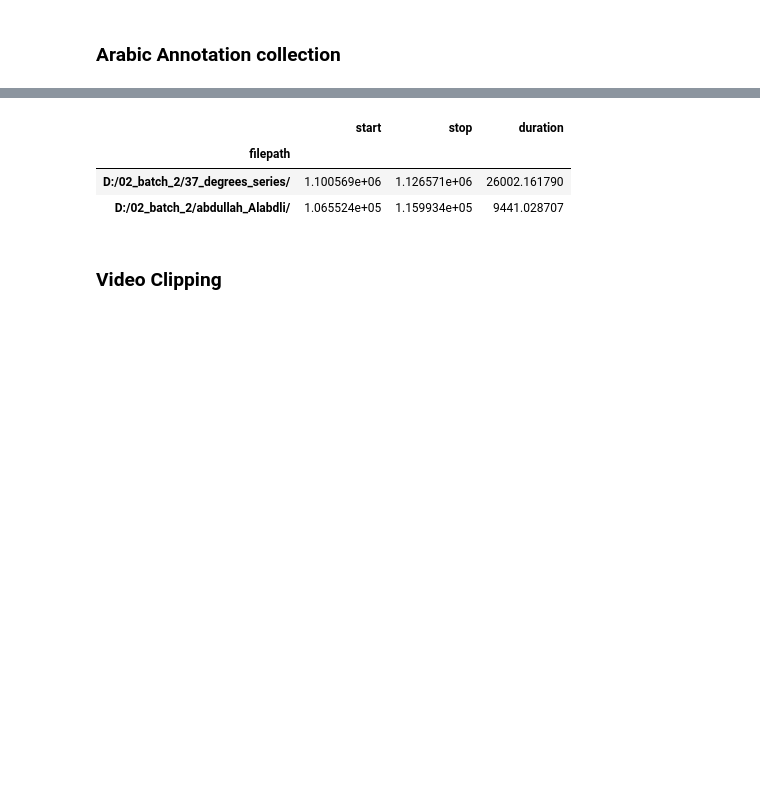
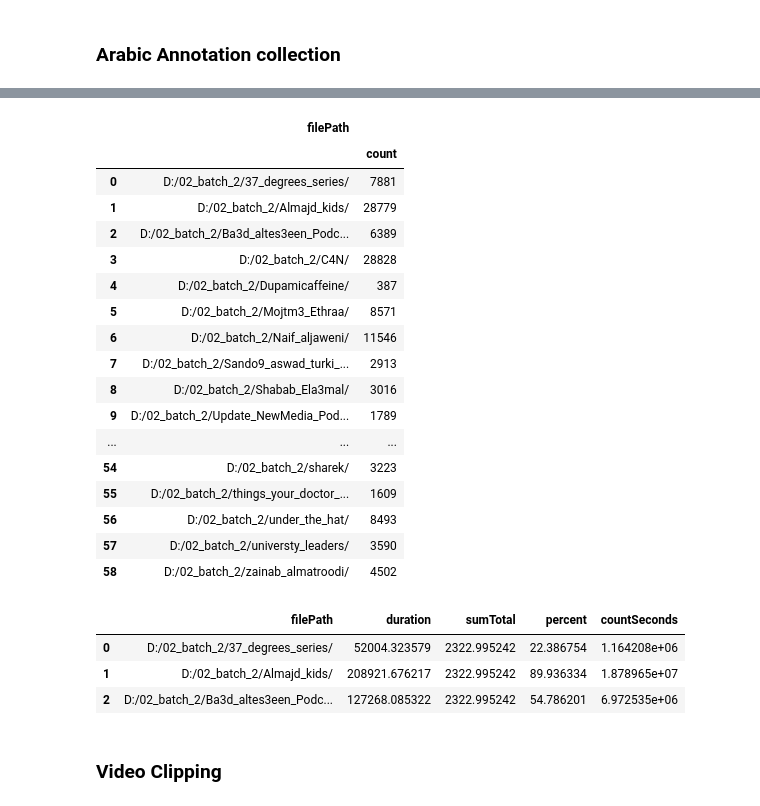
Before and after one commit to xs2wasif/arabic_speech_recognition, a Jupyter notebook: audioTextRandomSampling.ipynb, the cells around one changed output, grey strips where cells are left out. Drawn from its saved outputs; the diff is of its cells as text; code cells hidden in the pictures; blank space fills up the shorter version.

```diff
--- a/audioTextRandomSampling.ipynb
+++ b/audioTextRandomSampling.ipynb
@@ -89,29 +71,0 @@ ParserError: Error tokenizing data. C error: Expected 5 fields in line 18, saw 7
-# %%
-li = []
-
-#df_dirname = df_dirname['Folder'== 'jawlan']
-try:
-    for i,dname in enumerate(df_dirname['Folder']):
-        path = r'D:/02_batch_2/'
-        files = glob.glob(path + dname + '/*.txt')
-
-        for i,f in enumerate(files):
-            stock = os.path.basename(f)
-            temp_df = pd.read_csv(f, delimiter="\t")
-
-            temp_df['filename'] = stock
-            temp_df['filepath'] = path + dname + '/'
-            temp_df['duration'] = temp_df.stop-temp_df.start
-
-            temp_df['filename'] = temp_df['filename'].replace('.txt', '.wav', regex=True)
-
-            li.append(temp_df)
-
-            print(f'Successfully created dataframe for {dname} {stock} with shape {temp_df.shape}')
-
-except Exception as exc:
-    print(f'Error for {dname} {stock} with shape {temp_df.shape}')
-
-df = pd.concat(li, axis=0)
-print(df.shape)
-df.head()
@@ -142,10 +72,36 @@ Successfully created dataframe for belmo5taser belmo5taser_111-0.txt with
 # %%
-df.groupby('filepath').agg('sum')
+df.groupby('filePath').agg({'filePath':{'count'}}).reset_index()
 # %% [output]
-|  | start | stop | duration |
-| filepath |  |  |  |
-| D:/02_batch_2/37_degrees_series/ | 1.100569e+06 | 1.126571e+06 | 26002.161790 |
-| D:/02_batch_2/abdullah_Alabdli/ | 1.065524e+05 | 1.159934e+05 | 9441.028707 |
+|  | filePath |  |
+|  |  | count |
+| 0 | D:/02_batch_2/37_degrees_series/ | 7881 |
+| 1 | D:/02_batch_2/Almajd_kids/ | 28779 |
+| 2 | D:/02_batch_2/Ba3d_altes3een_Podc... | 6389 |
+| 3 | D:/02_batch_2/C4N/ | 28828 |
+| 4 | D:/02_batch_2/Dupamicaffeine/ | 387 |
+| 5 | D:/02_batch_2/Mojtm3_Ethraa/ | 8571 |
+| 6 | D:/02_batch_2/Naif_aljaweni/ | 11546 |
+| 7 | D:/02_batch_2/Sando9_aswad_turki_... | 2913 |
+| 8 | D:/02_batch_2/Shabab_Ela3mal/ | 3016 |
+| 9 | D:/02_batch_2/Update_NewMedia_Pod... | 1789 |
+| ... | ... | ... |
+| 54 | D:/02_batch_2/sharek/ | 3223 |
+| 55 | D:/02_batch_2/things_your_doctor_... | 1609 |
+| 56 | D:/02_batch_2/under_the_hat/ | 8493 |
+| 57 | D:/02_batch_2/universty_leaders/ | 3590 |
+| 58 | D:/02_batch_2/zainab_almatroodi/ | 4502 |
+# %%
+df_filePath_lk = df.groupby('filePath').agg({'duration':sum}).reset_index()
+df_filePath_lk['sumTotal'] = df_filePath_lk['duration'].sum()
+df_filePath_lk['percent'] = df_filePath_lk.duration.div(df_filePath_lk.sumTotal)
+df_filePath_lk['countSeconds'] = df_filePath_lk.duration.mul(df_filePath_lk.percent)
+df_filePath_lk.countSeconds.sum()
+df_filePath_lk.head(3)
+# %% [output]
+|  | filePath | duration | sumTotal | percent | countSeconds |
+| 0 | D:/02_batch_2/37_degrees_series/ | 52004.323579 | 2322.995242 | 22.386754 | 1.164208e+06 |
+| 1 | D:/02_batch_2/Almajd_kids/ | 208921.676217 | 2322.995242 | 89.936334 | 1.878965e+07 |
+| 2 | D:/02_batch_2/Ba3d_altes3een_Podc... | 127268.085322 | 2322.995242 | 54.786201 | 6.972535e+06 |
 # %% [markdown]
 ### Video Clipping
 # %%
```
Also changed, not shown: parts of 4 cells of this notebook.
